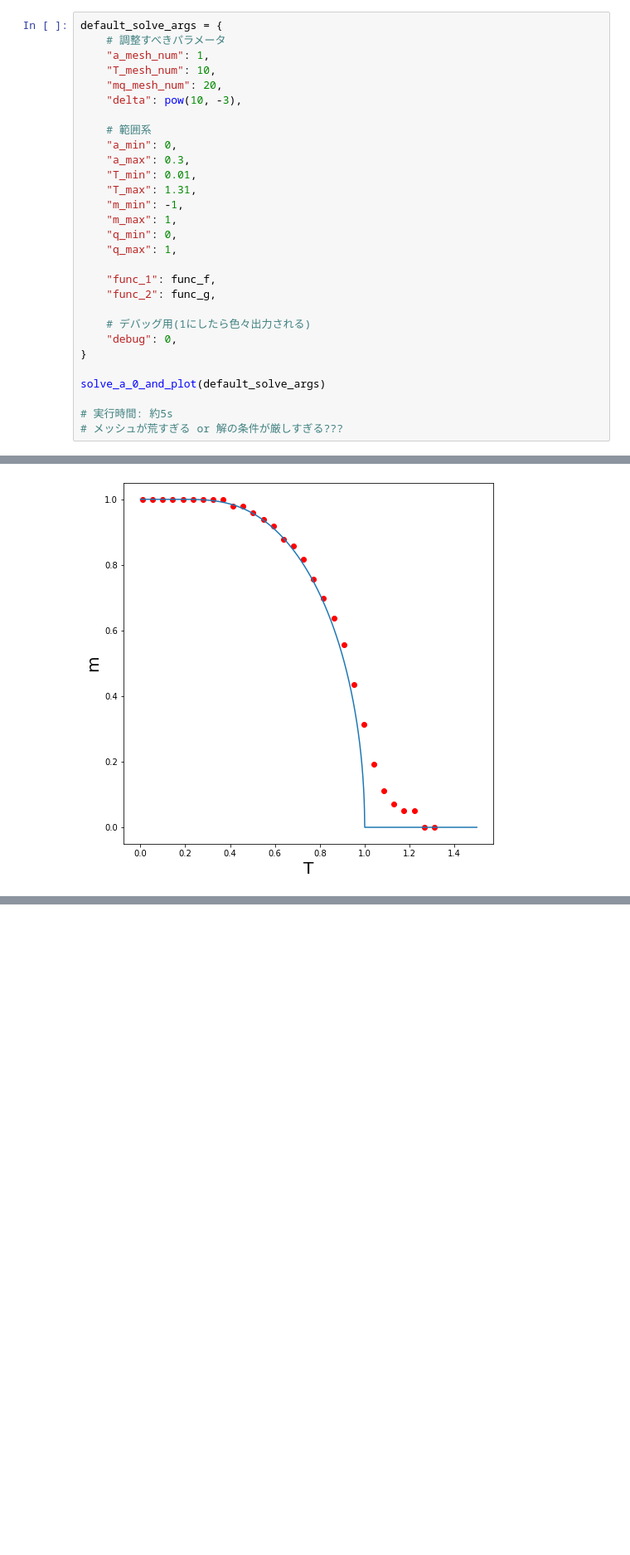
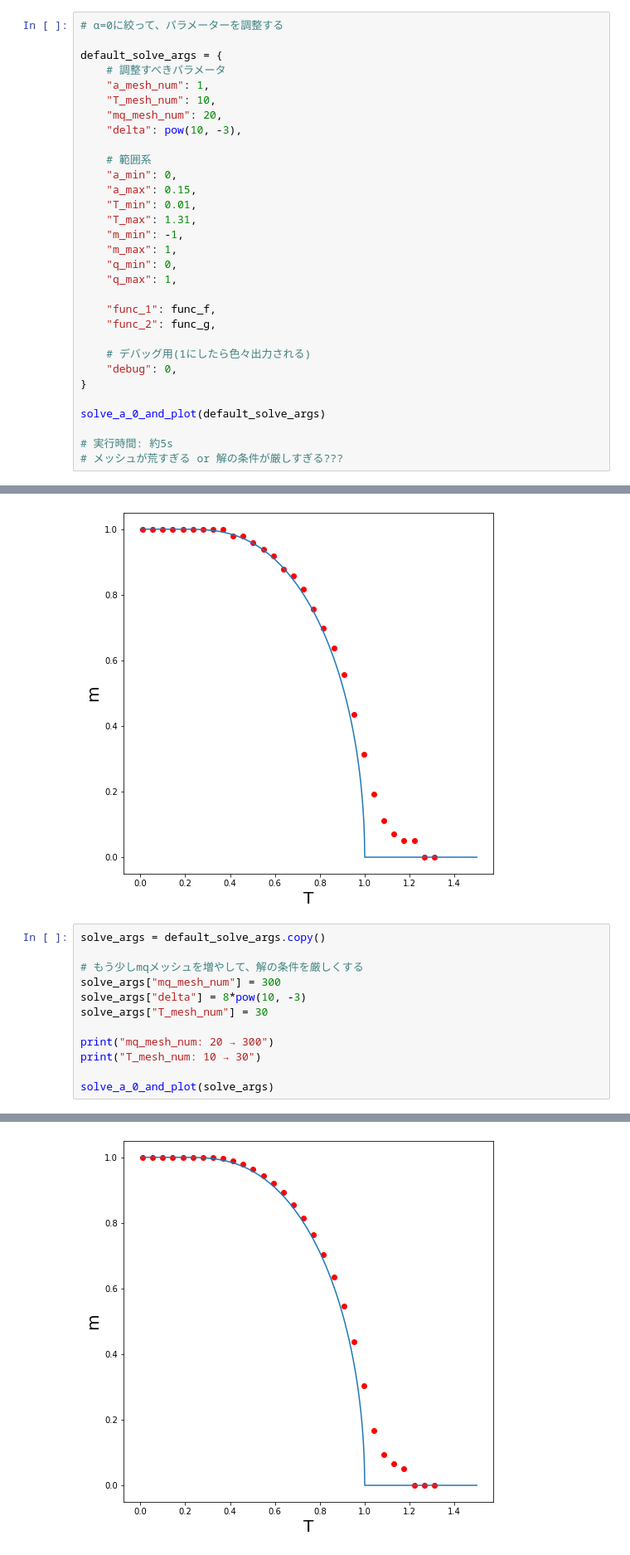
Before and after one commit to yamoyamoto/jupyter, a Jupyter notebook: fp_model/PhaseDiagram.ipynb, the cells around one changed output, grey strips where cells are left out. Shown: that part at 83% size. Saved outputs shown, nothing was run; the diff lists cells and outputs as text; blank space fills up the shorter version.

```diff
--- a/fp_model/PhaseDiagram.ipynb
+++ b/fp_model/PhaseDiagram.ipynb
@@ -196,4 +247,6 @@ def solve_a_0_and_plot(solve_args):
 # %%
+# α=0に絞って、パラメーターを調整する
+
 default_solve_args = {
     # 調整すべきパラメータ
     "a_mesh_num": 1,
@@ -203,7 +256,7 @@ default_solve_args = {
 
     # 範囲系
     "a_min": 0,
-    "a_max": 0.3,
+    "a_max": 0.15,
     "T_min": 0.01,
     "T_max": 1.31,
     "m_min": -1,
@@ -294,3 +347,16 @@ mq_mesh_num: 20 → 100
 delta: 10^-3 → 10^-2
 T_mesh_num: 10 → 30
 [figure]
+# %%
+solve_args = default_solve_args.copy()
+
+# もう少しmqメッシュを増やして、解の条件を厳しくする
+solve_args["mq_mesh_num"] = 300
+solve_args["delta"] = 8*pow(10, -3)
+solve_args["T_mesh_num"] = 30
+
+print("mq_mesh_num: 20 → 300")
+print("T_mesh_num: 10 → 30")
+
+solve_a_0_and_plot(solve_args)
+# %% [output]
@@ -296,0 +365 @@ T_mesh_num: 10 → 30
+[figure, added]
```
Also changed, not shown: parts of 5 cells of this notebook, 3 other files.
